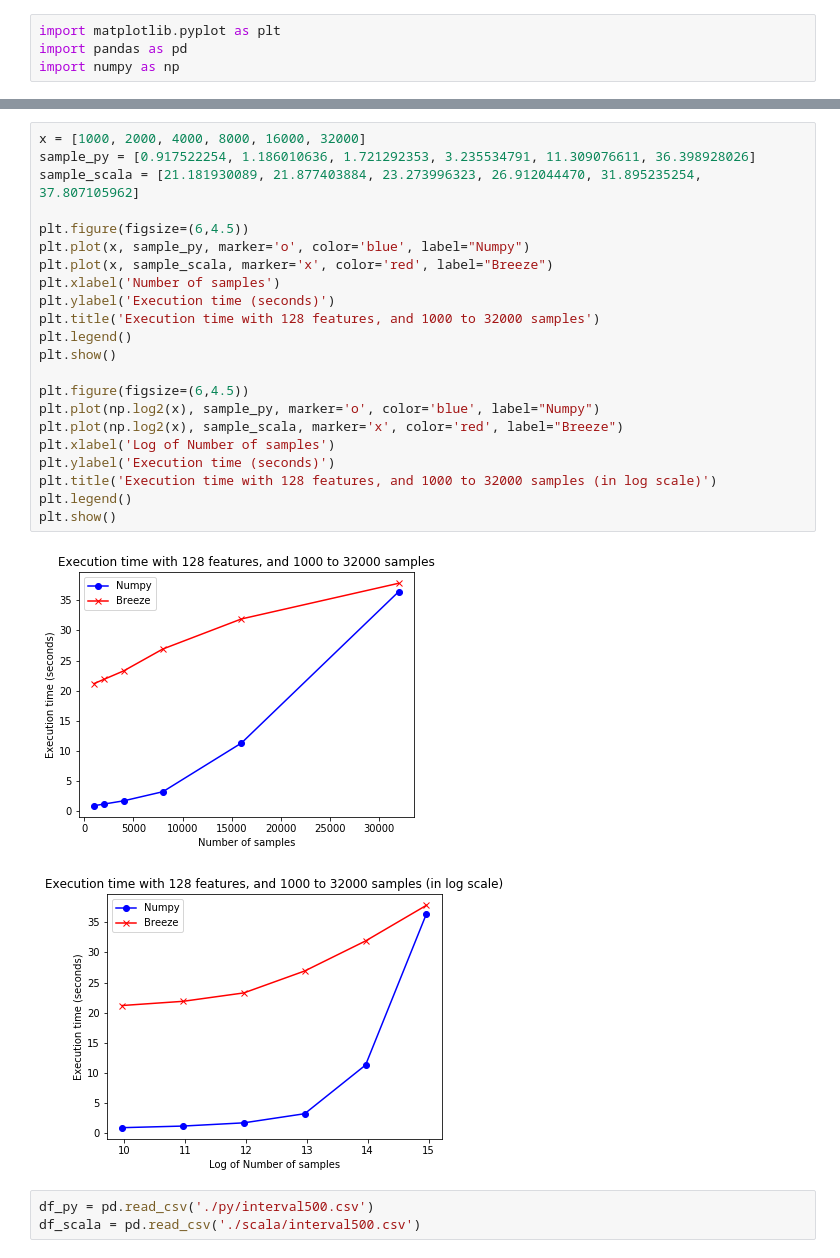
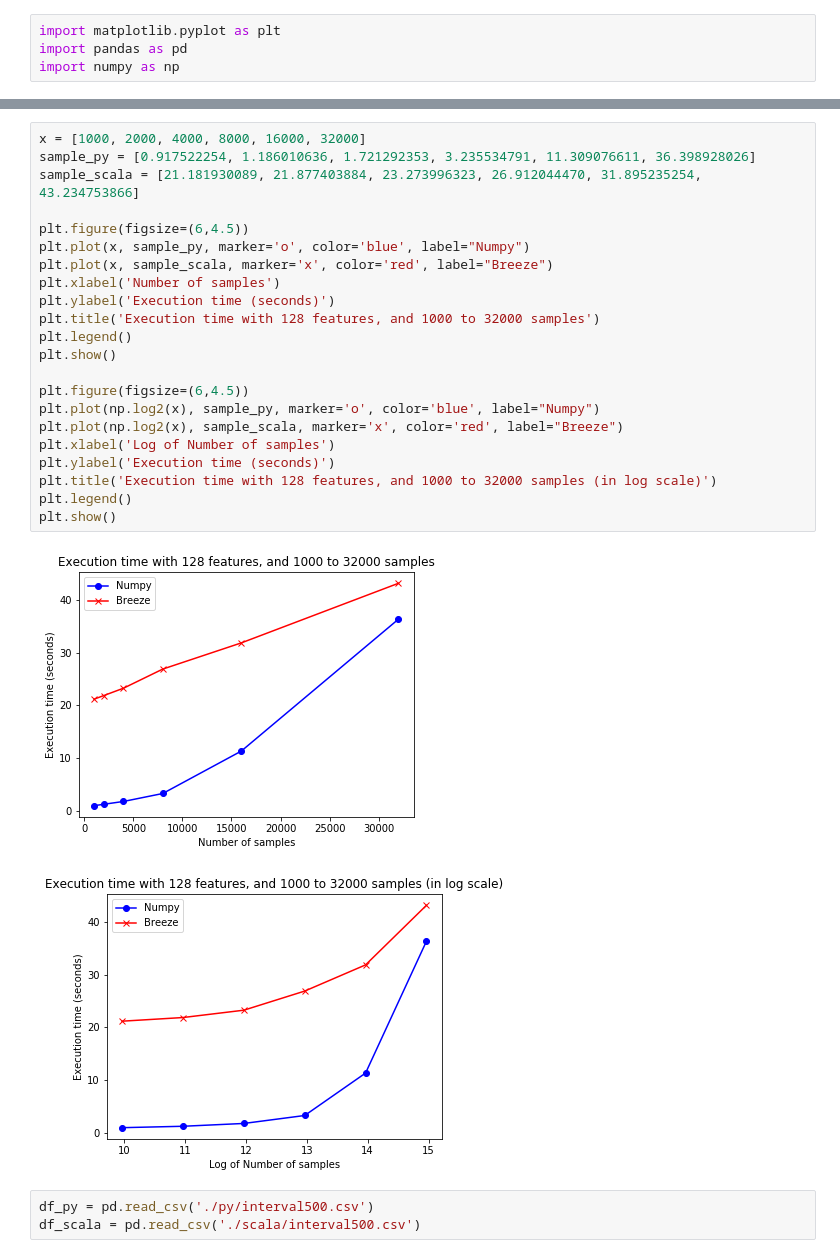
Before and after one commit to trungnguyencs/Architecture_Benchmark, a Jupyter notebook: PCA-Numpy-Breeze/results/plot.ipynb, the cells around one changed output, grey strips where cells are left out. Drawn from its saved outputs; the diff is of its cells as text.

```diff
--- a/PCA-Numpy-Breeze/results/plot.ipynb
+++ b/PCA-Numpy-Breeze/results/plot.ipynb
@@ -30,28 +30,28 @@ plt.show()
 # %%
 x = [1000, 2000, 4000, 8000, 16000, 32000]
 sample_py = [0.917522254, 1.186010636, 1.721292353, 3.235534791, 11.309076611, 36.398928026]
-sample_scala = [21.181930089, 21.877403884, 23.273996323, 26.912044470, 31.895235254, 37.807105962]
+sample_scala = [21.181930089, 21.877403884, 23.273996323, 26.912044470, 31.895235254, 43.234753866]
 
 plt.figure(figsize=(6,4.5))
 plt.plot(x, sample_py, marker='o', color='blue', label="Numpy")
 plt.plot(x, sample_scala, marker='x', color='red', label="Breeze")
 plt.xlabel('Number of samples')
 plt.ylabel('Execution time (seconds)')
 plt.title('Execution time with 128 features, and 1000 to 32000 samples')
 plt.legend()
 plt.show()
 
 plt.figure(figsize=(6,4.5))
 plt.plot(np.log2(x), sample_py, marker='o', color='blue', label="Numpy")
 plt.plot(np.log2(x), sample_scala, marker='x', color='red', label="Breeze")
 plt.xlabel('Log of Number of samples')
 plt.ylabel('Execution time (seconds)')
 plt.title('Execution time with 128 features, and 1000 to 32000 samples (in log scale)')
 plt.legend()
 plt.show()
 # %% [output]
-[figure, old version]
+[figure, new version]
-[figure, old version]
+[figure, new version]
 # %%
 df_py = pd.read_csv('./py/interval500.csv')
 df_scala = pd.read_csv('./scala/interval500.csv')
```
Also changed, not shown: parts of 5 cells of this notebook.
